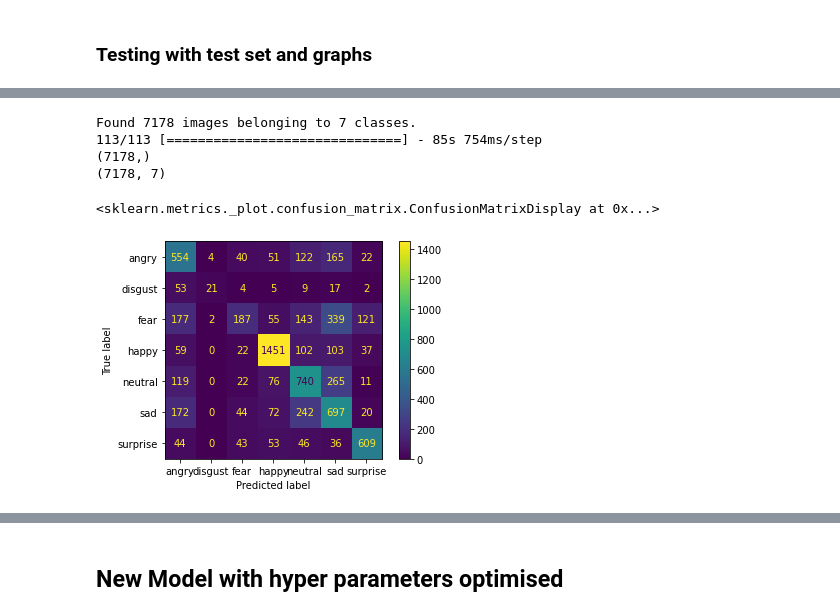
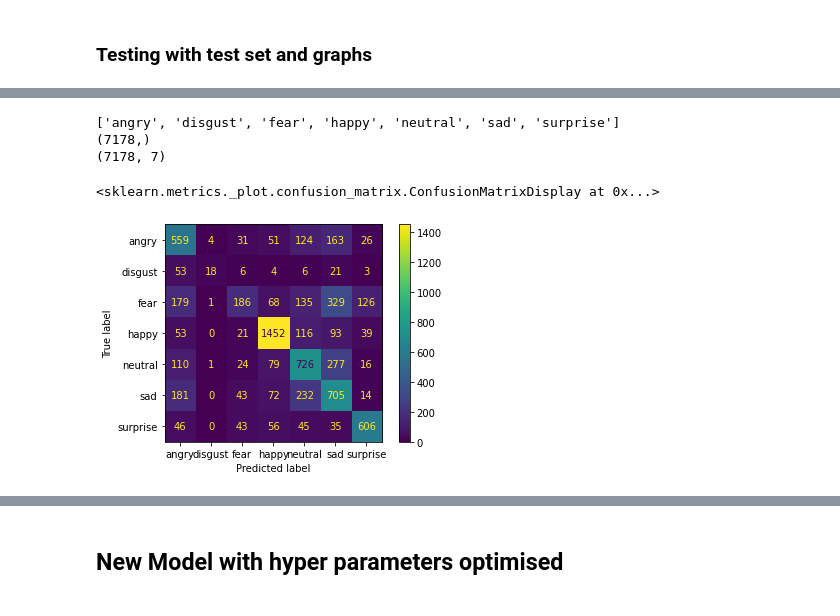
Before and after one commit to DreamyMemories/Facial-Expression-Recognition, a Jupyter notebook: main.ipynb, the cells around one changed output, grey strips where cells are left out. Cells and saved outputs as stored; diff of their text form; code cells hidden in the pictures.

```diff
--- a/main.ipynb
+++ b/main.ipynb
@@ -48,13 +48,14 @@ validation_generator = train_gen.flow_from_directory(
 )
 
 # Preprocess test set
+# False shuffle so classification dont get mixed
 test_generator = test_gen.flow_from_directory(
     fer_directory + '/test',
     target_size=(48,48),
-    batch_size=64,
+    batch_size=128,
     color_mode='grayscale',
     class_mode='categorical',
-    shuffle=True
+    shuffle=False
 )
 # %% [output]
 Found 22968 images belonging to 7 classes.
@@ -272,33 +280,16 @@ ref_model.evaluate(test_generator)
-# %%
-test_generator = test_gen.flow_from_directory(
-    fer_directory + '/test',
-    target_size=(48,48),
-    batch_size=64,
-    color_mode='grayscale',
-    class_mode='categorical',
-    shuffle=False
-)
-y_pred = ref_model.predict(test_generator, test_generator.n//test_generator.batch_size+1)
-# Confusion Matrix
-y_true = test_generator.classes
-print(y_true.shape)
-# labels = test_generator.labels
-# classes = list(test_generator.class_indices.keys())
-# pred_list = []
-# true_list = []
-# for (i, p) in enumerate (y_pred):
-#     pred_list.append(classes[np.argmax(p)])
-#     true_list.append(classes[labels[i]])
-# y_pred = np.array(pred_list)
-# y_true = np.array(true_list)
-print(y_pred.shape)
-cm = confusion_matrix(y_true, np.argmax(y_pred, axis=1))
-disp = ConfusionMatrixDisplay(confusion_matrix=cm, display_labels=classes)
-disp.plot()
-# %% [output]
-Found 7178 images belonging to 7 classes.
-113/113 [==============================] - 85s 754ms/step
-(7178,)
-(7178, 7)
-<sklearn.metrics._plot.confusion_matrix.ConfusionMatrixDisplay at 0x...>
-[figure, removed]
+# %%
+# Confusion Matrix
+classes = list(test_generator.class_indices.keys())
+print(classes)
+y_true = test_generator.classes
+print(y_true.shape)
+print(y_pred.shape)
+cm = confusion_matrix(y_true, np.argmax(y_pred, axis=1))
+disp = ConfusionMatrixDisplay(confusion_matrix=cm, display_labels=classes)
+disp.plot()
+# %% [output]
+['angry', 'disgust', 'fear', 'happy', 'neutral', 'sad', 'surprise']
+(7178,)
+(7178, 7)
+<sklearn.metrics._plot.confusion_matrix.ConfusionMatrixDisplay at 0x...>
+[figure, added]
```
Also changed, not shown: parts of 6 cells of this notebook, 3 other files.
